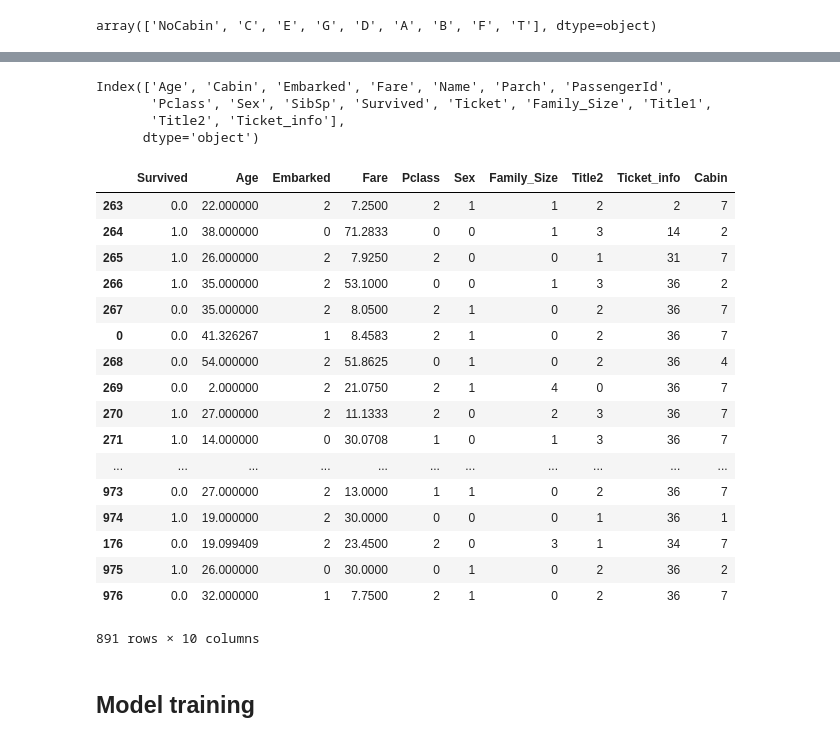
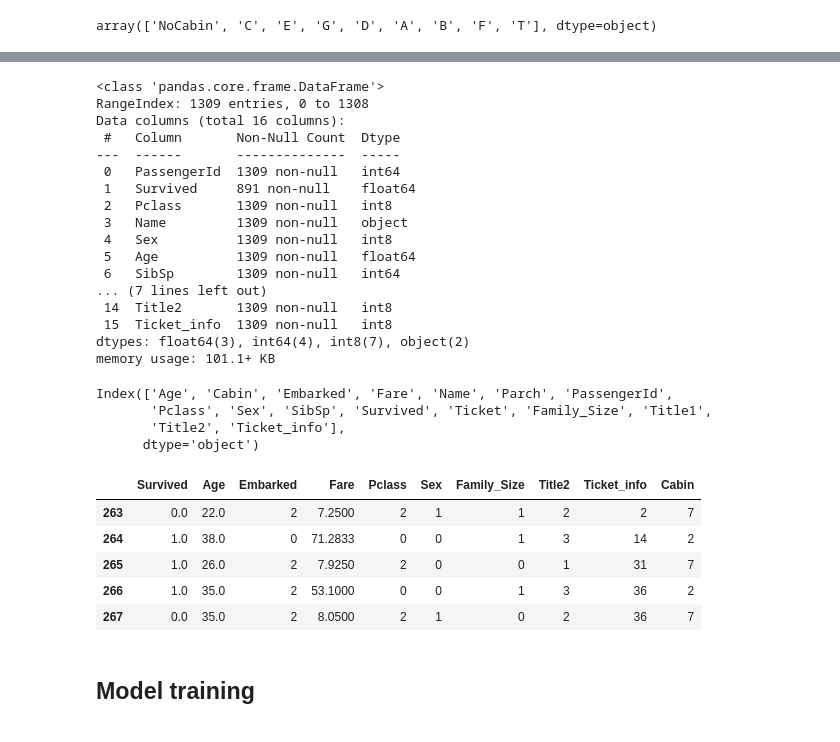
Before and after one commit to lalteng/MyAIProject, a Jupyter notebook: Titanic/Titanic Machine Learning from Disaster.ipynb, the cells around one changed output, grey strips where cells are left out. Drawn from its saved outputs; the diff is of its cells as text; code cells hidden in the pictures.

```diff
--- a/Titanic/Titanic Machine Learning from Disaster.ipynb
+++ b/Titanic/Titanic Machine Learning from Disaster.ipynb
@@ -483,3 +646,23 @@ data.reset_index(inplace=True, drop=True)
+# %%
+data.info()
+# %% [output]
+<class 'pandas.core.frame.DataFrame'>
+RangeIndex: 1309 entries, 0 to 1308
+Data columns (total 16 columns):
+ #   Column       Non-Null Count  Dtype
+---  ------       --------------  -----
+ 0   PassengerId  1309 non-null   int64
+ 1   Survived     891 non-null    float64
+ 2   Pclass       1309 non-null   int8
+ 3   Name         1309 non-null   object
+ 4   Sex          1309 non-null   int8
+ 5   Age          1309 non-null   float64
+ 6   SibSp        1309 non-null   int64
+... (7 lines left out)
+ 14  Title2       1309 non-null   int8
+ 15  Ticket_info  1309 non-null   int8
+dtypes: float64(3), int64(4), int8(7), object(2)
+memory usage: 101.1+ KB
 # %%
 dataTrain = data[pd.notnull(data['Survived'])].sort_values(by=["PassengerId"])
 dataTest = data[~pd.notnull(data['Survived'])].sort_values(by=["PassengerId"])
@@ -494,26 +677,14 @@ Index(['Age', 'Cabin', 'Embarked', 'Fare', 'Name', 'Parch', 'PassengerId',
 dataTrain = dataTrain[['Survived', 'Age', 'Embarked', 'Fare',  'Pclass', 'Sex', 'Family_Size', 'Title2','Ticket_info','Cabin']]
 dataTest = dataTest[['Age', 'Embarked', 'Fare', 'Pclass', 'Sex', 'Family_Size', 'Title2','Ticket_info','Cabin']]
 # %%
-dataTrain
+dataTrain.head()
 # %% [output]
 |  | Survived | Age | Embarked | Fare | Pclass | Sex | Family_Size | Title2 | Ticket_info | Cabin |
-| 263 | 0.0 | 22.000000 | 2 | 7.2500 | 2 | 1 | 1 | 2 | 2 | 7 |
-| 264 | 1.0 | 38.000000 | 0 | 71.2833 | 0 | 0 | 1 | 3 | 14 | 2 |
-| 265 | 1.0 | 26.000000 | 2 | 7.9250 | 2 | 0 | 0 | 1 | 31 | 7 |
-| 266 | 1.0 | 35.000000 | 2 | 53.1000 | 0 | 0 | 1 | 3 | 36 | 2 |
-| 267 | 0.0 | 35.000000 | 2 | 8.0500 | 2 | 1 | 0 | 2 | 36 | 7 |
-| 0 | 0.0 | 41.326267 | 1 | 8.4583 | 2 | 1 | 0 | 2 | 36 | 7 |
-| 268 | 0.0 | 54.000000 | 2 | 51.8625 | 0 | 1 | 0 | 2 | 36 | 4 |
-| 269 | 0.0 | 2.000000 | 2 | 21.0750 | 2 | 1 | 4 | 0 | 36 | 7 |
-| 270 | 1.0 | 27.000000 | 2 | 11.1333 | 2 | 0 | 2 | 3 | 36 | 7 |
-| 271 | 1.0 | 14.000000 | 0 | 30.0708 | 1 | 0 | 1 | 3 | 36 | 7 |
-| ... | ... | ... | ... | ... | ... | ... | ... | ... | ... | ... |
-| 973 | 0.0 | 27.000000 | 2 | 13.0000 | 1 | 1 | 0 | 2 | 36 | 7 |
-| 974 | 1.0 | 19.000000 | 2 | 30.0000 | 0 | 0 | 0 | 1 | 36 | 1 |
-| 176 | 0.0 | 19.099409 | 2 | 23.4500 | 2 | 0 | 3 | 1 | 34 | 7 |
-| 975 | 1.0 | 26.000000 | 0 | 30.0000 | 0 | 1 | 0 | 2 | 36 | 2 |
-| 976 | 0.0 | 32.000000 | 1 | 7.7500 | 2 | 1 | 0 | 2 | 36 | 7 |
+| 263 | 0.0 | 22.0 | 2 | 7.2500 | 2 | 1 | 1 | 2 | 2 | 7 |
+| 264 | 1.0 | 38.0 | 0 | 71.2833 | 0 | 0 | 1 | 3 | 14 | 2 |
+| 265 | 1.0 | 26.0 | 2 | 7.9250 | 2 | 0 | 0 | 1 | 31 | 7 |
+| 266 | 1.0 | 35.0 | 2 | 53.1000 | 0 | 0 | 1 | 3 | 36 | 2 |
+| 267 | 0.0 | 35.0 | 2 | 8.0500 | 2 | 1 | 0 | 2 | 36 | 7 |
-891 rows × 10 columns
 # %% [markdown]
 ## Model training
 # %%
```
Also changed, not shown: parts of 38 cells of this notebook, 13 other files.
